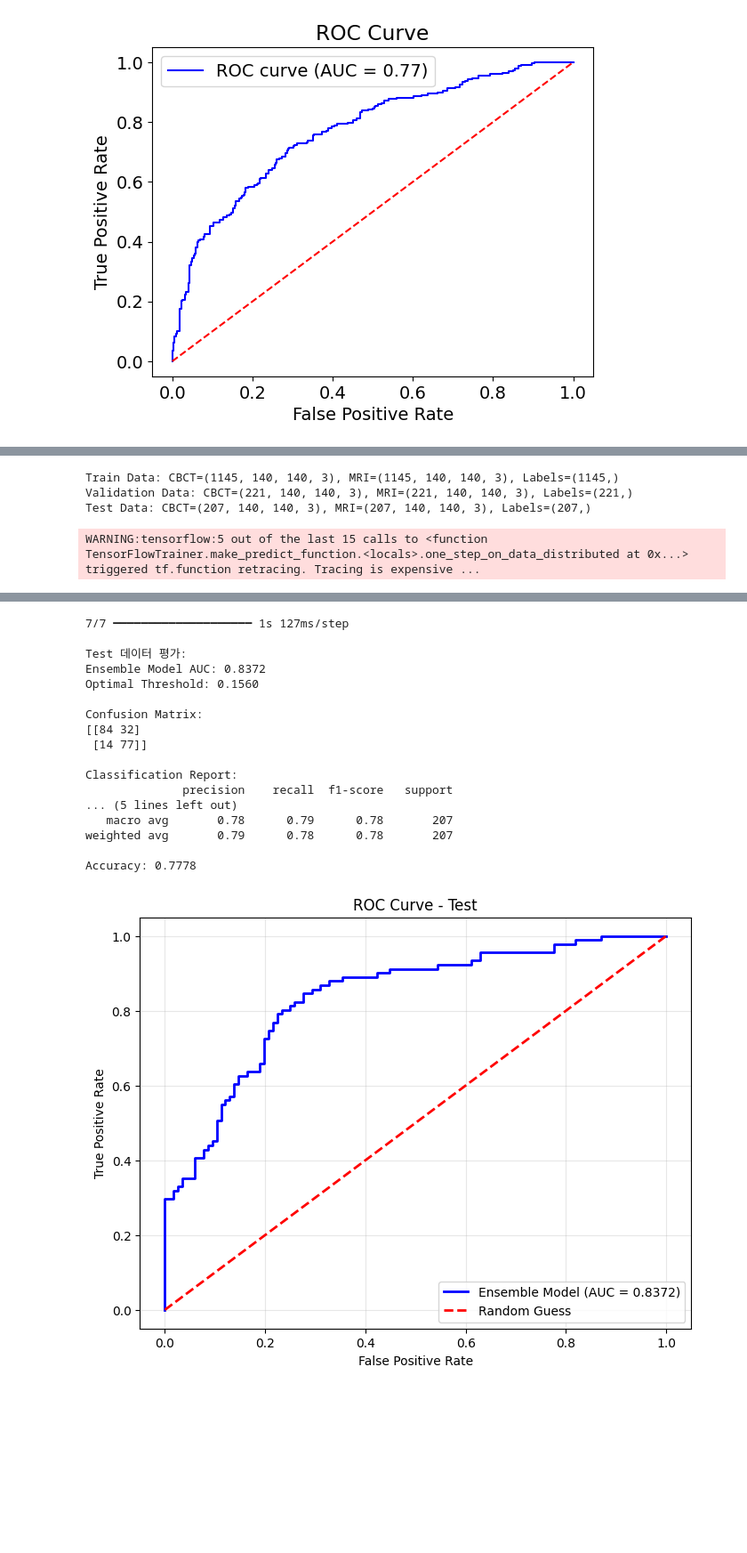
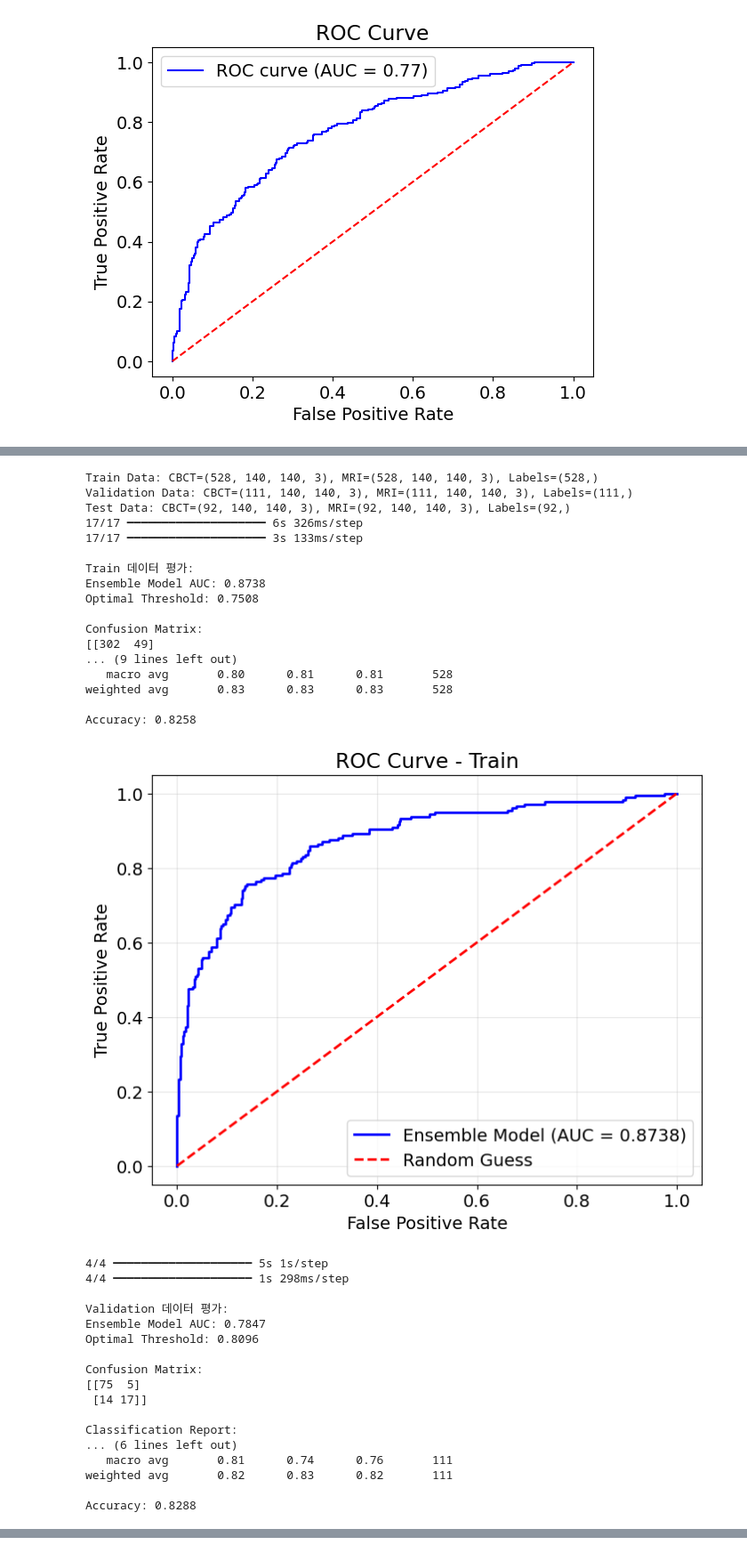
Before and after one commit to seongwoojang1123/Improved-Diagnostic-Accuracy-of-TMJ-Osteoarthritis-through-Machine-Learning-Integration-of-CBCT-MRI, a Jupyter notebook: 5_TMJ_OA_CBCT_MRI_Traning.ipynb, the cells around one changed output, grey strips where cells are left out. Shown at 89% size. Drawn from its saved outputs; the diff is of its cells as text; code cells hidden in the pictures; blank space fills up the shorter version.

```diff
--- a/5_TMJ_OA_CBCT_MRI_Traning.ipynb
+++ b/5_TMJ_OA_CBCT_MRI_Traning.ipynb
@@ -628,6 +576,12 @@ CBCT와 MRI 데이터 병합 완료. Train/Validation/Test 포함된 데이터
 # %%
+RANDOM_SEED = 42
+os.environ['PYTHONHASHSEED'] = str(RANDOM_SEED)
+random.seed(RANDOM_SEED)
+np.random.seed(RANDOM_SEED)
+tf.random.set_seed(RANDOM_SEED)
+
 # 1. 병합된 데이터 로드
-with open('/content/drive/MyDrive/TMJ OA/CBCT1,3_CBCT2,4_combined_full555.pkl', 'rb') as f:
+with open('/content/drive/MyDrive/TMJ OA/NEW_CBCT1,3_MRI1,2_combined_full.pkl', 'rb') as f:
     combined_data = pickle.load(f)
 
 # 데이터 준비 함수: CBCT와 MRI 데이터를 공통 환자에 대해서만 가져옴
@@ -650,8 +604,8 @@ print(f"Validation Data: CBCT={cbct_val.shape}, MRI={mri_val.shape}, Labels={val
 print(f"Test Data: CBCT={cbct_test.shape}, MRI={mri_test.shape}, Labels={test_labels.shape}")
 
 # 2. 기존 모델 불러오기
-cbct_model = load_model('/content/drive/MyDrive/TMJ OA/학습_data_1,3(crop)/CBCT1,3_model555.keras')
-mri_model = load_model('/content/drive/MyDrive/TMJ OA/학습_data_2,4(crop)/CBCT2,4_model.keras')
+cbct_model = load_model('/content/drive/MyDrive/TMJ OA/기존 CBCT 1,3 + NEW CBCT 1,2/CBCT1,3+ NEW_model_1.keras')
+mri_model = load_model('/content/drive/MyDrive/TMJ OA/기존 MRI1,2 + NEW MRI1,2/NEW MRI1,2_model_1.keras')
 
 # 3. 예측 및 평가 함수
 def evaluate_ensemble(cbct_model, mri_model, cbct_images, mri_images, labels, stage):
@@ -671,36 +625,67 @@ def evaluate_ensemble(cbct_model, mri_model, cbct_images, mri_images, labels, st
 
     # 성능 평가
     accuracy = accuracy_score(labels, final_preds)
     conf_matrix = confusion_matrix(labels, final_preds)
     class_report = classification_report(labels, final_preds)
 
     # 결과 출력
     print(f"\n{stage} 데이터 평가:")
     print(f"Ensemble Model AUC: {ensemble_auc:.4f}")
     print(f"Optimal Threshold: {optimal_threshold:.4f}")
     print("\nConfusion Matrix:")
     print(conf_matrix)
     print("\nClassification Report:")
     print(class_report)
     print(f"Accuracy: {accuracy:.4f}")
 
     # ROC Curve 시각화
     plt.figure(figsize=(8, 6))
     plt.plot(fpr, tpr, color='blue', lw=2, label=f"Ensemble Model (AUC = {ensemble_auc:.4f})")
     plt.plot([0, 1], [0, 1], color='red', linestyle='--', lw=2, label="Random Guess")
     plt.title(f"ROC Curve - {stage}")
     plt.xlabel("False Positive Rate")
     plt.ylabel("True Positive Rate")
     plt.legend(loc="lower right")
     plt.grid(alpha=0.3)
     plt.show()
 
 # 4. Train, Validation, Test 데이터 평가
-#evaluate_ensemble(cbct_model, mri_model, cbct_train, mri_train, train_labels, "Train")
-#evaluate_ensemble(cbct_model, mri_model, cbct_val, mri_val, val_labels, "Validation")
+evaluate_ensemble(cbct_model, mri_model, cbct_train, mri_train, train_labels, "Train")
+evaluate_ensemble(cbct_model, mri_model, cbct_val, mri_val, val_labels, "Validation")
 evaluate_ensemble(cbct_model, mri_model, cbct_test, mri_test, test_labels, "Test")
 # %% [output]
-Train Data: CBCT=(1145, 140, 140, 3), MRI=(1145, 140, 140, 3), Labels=(1145,)
-Validation Data: CBCT=(221, 140, 140, 3), MRI=(221, 140, 140, 3), Labels=(221,)
-Test Data: CBCT=(207, 140, 140, 3), MRI=(207, 140, 140, 3), Labels=(207,)
+Train Data: CBCT=(528, 140, 140, 3), MRI=(528, 140, 140, 3), Labels=(528,)
+Validation Data: CBCT=(111, 140, 140, 3), MRI=(111, 140, 140, 3), Labels=(111,)
+Test Data: CBCT=(92, 140, 140, 3), MRI=(92, 140, 140, 3), Labels=(92,)
+17/17 ━━━━━━━━━━━━━━━━━━━━ 6s 326ms/step
+17/17 ━━━━━━━━━━━━━━━━━━━━ 3s 133ms/step
+
+Train 데이터 평가:
+Ensemble Model AUC: 0.8738
+Optimal Threshold: 0.7508
+
+Confusion Matrix:
+[[302  49]
+... (9 lines left out)
+   macro avg       0.80      0.81      0.81       528
+weighted avg       0.83      0.83      0.83       528
+
+Accuracy: 0.8258
+[figure, new version]
-WARNING:tensorflow:5 out of the last 15 calls to <function TensorFlowTrainer.make_predict_function.<locals>.one_step_on_data_distributed at 0x...> triggered tf.function retracing. Tracing is expensive ...
+4/4 ━━━━━━━━━━━━━━━━━━━━ 5s 1s/step
+4/4 ━━━━━━━━━━━━━━━━━━━━ 1s 298ms/step
+
+Validation 데이터 평가:
+Ensemble Model AUC: 0.7847
+Optimal Threshold: 0.8096
+
+Confusion Matrix:
+[[75  5]
+ [14 17]]
+
+Classification Report:
+... (6 lines left out)
+   macro avg       0.81      0.74      0.76       111
+weighted avg       0.82      0.83      0.82       111
+
+Accuracy: 0.8288
@@ -709,18 +709,0 @@ WARNING:tensorflow:5 out of the last 15 calls to <function TensorFlowTrainer.mak
-7/7 ━━━━━━━━━━━━━━━━━━━━ 1s 127ms/step
-
-Test 데이터 평가:
-Ensemble Model AUC: 0.8372
-Optimal Threshold: 0.1560
-
-Confusion Matrix:
-[[84 32]
- [14 77]]
-
-Classification Report:
-              precision    recall  f1-score   support
-... (5 lines left out)
-   macro avg       0.78      0.79      0.78       207
-weighted avg       0.79      0.78      0.78       207
-
-Accuracy: 0.7778
-[figure, old version]
```
Also changed, not shown: parts of 8 cells of this notebook.
